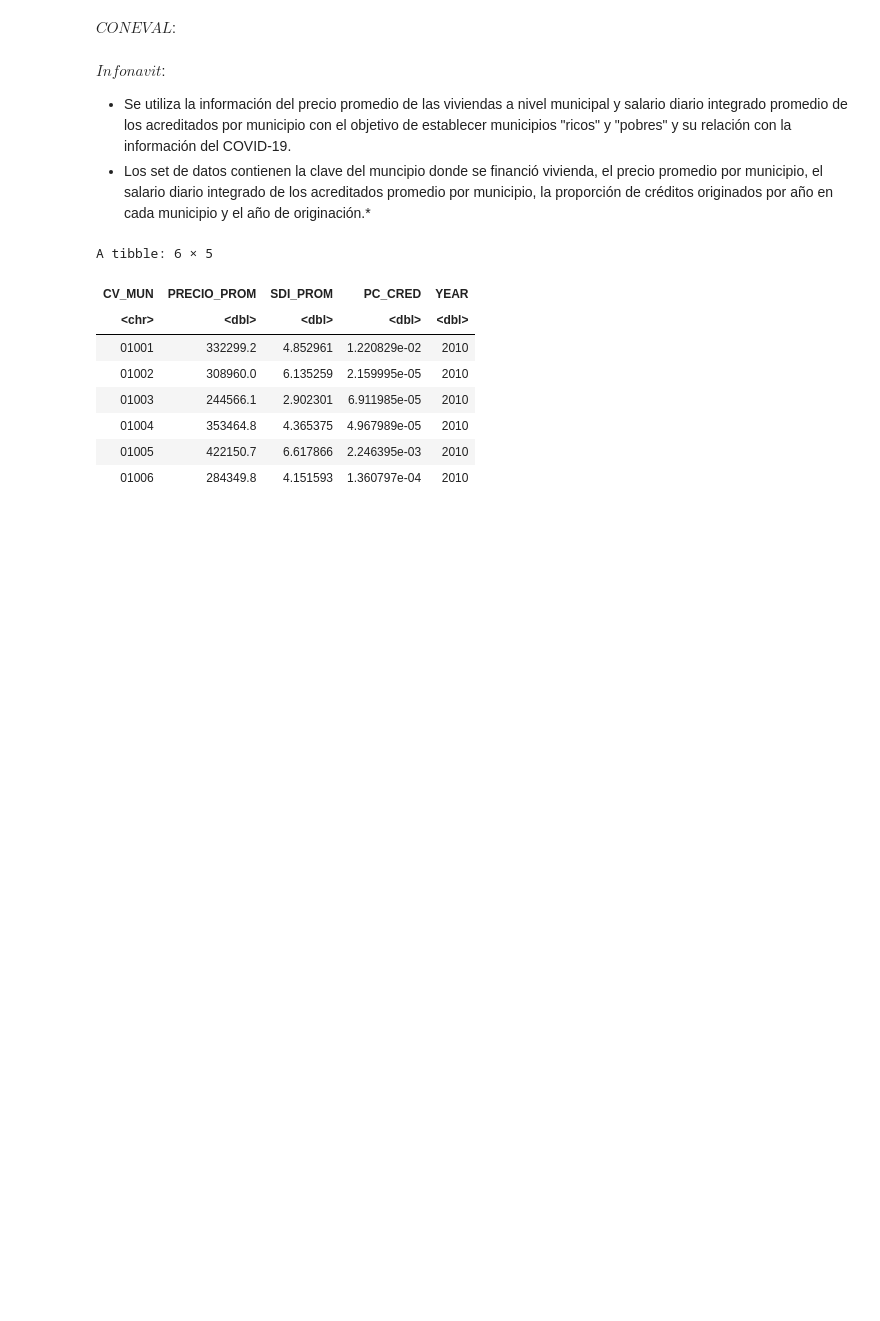
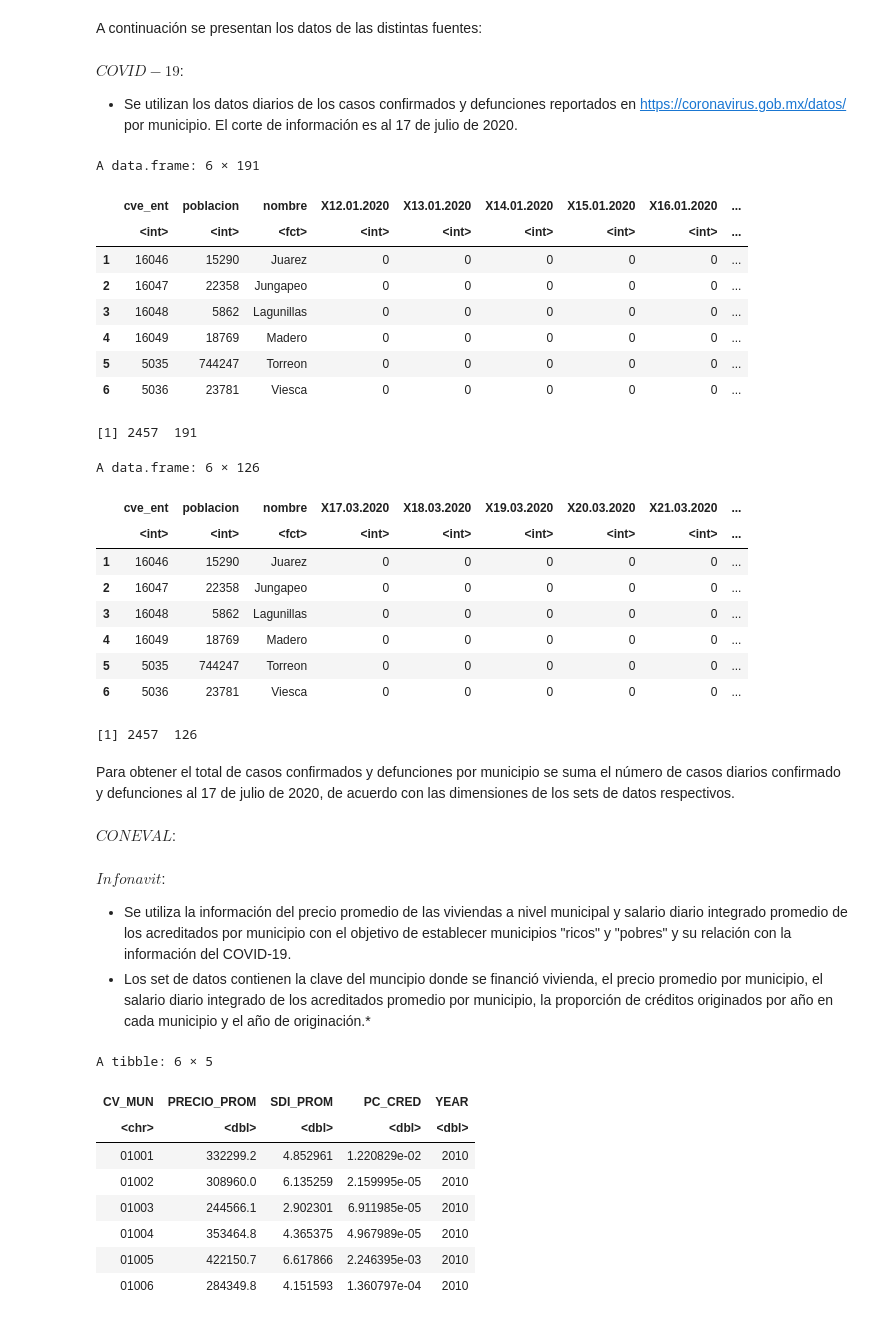
Before and after one commit to prope-2020-gh-classroom/practica-final-por-equipos-verano-2020-itam-rrmiguel-2401, a Jupyter notebook: PracticaFinal.ipynb, the cells around one changed output. Saved outputs shown, nothing was run; the diff lists cells and outputs as text; code cells hidden in the pictures; blank space fills up the shorter version.

```diff
--- a/PracticaFinal.ipynb
+++ b/PracticaFinal.ipynb
@@ -13,0 +21,36 @@ $COVID-19$:
+# %% [markdown]
+A continuación se presentan los datos de las distintas fuentes:
+# %% [markdown]
+$COVID-19$:
+* Se utilizan los datos diarios de los casos confirmados y defunciones reportados en https://coronavirus.gob.mx/datos/ por municipio. El corte de información es al 17 de julio de 2020.
+# %%
+confirmados <- read.csv ("Datos/Casos_Diarios_Municipio_Confirmados_20200717.csv")
+defunciones<-read.csv ("Datos/Defunciones_20200717.csv")
+# %%
+head(confirmados)
+dim(confirmados)
+head(defunciones)
+dim(defunciones)
+# %% [output]
+A data.frame: 6 × 191
+|  | cve_ent | poblacion | nombre | X12.01.2020 | X13.01.2020 | X14.01.2020 | X15.01.2020 | X16.01.2020 | ... |
+|  | <int> | <int> | <fct> | <int> | <int> | <int> | <int> | <int> | ... |
+| 1 | 16046 | 15290 | Juarez | 0 | 0 | 0 | 0 | 0 | ... |
+| 2 | 16047 | 22358 | Jungapeo | 0 | 0 | 0 | 0 | 0 | ... |
+| 3 | 16048 | 5862 | Lagunillas | 0 | 0 | 0 | 0 | 0 | ... |
+| 4 | 16049 | 18769 | Madero | 0 | 0 | 0 | 0 | 0 | ... |
+| 5 | 5035 | 744247 | Torreon | 0 | 0 | 0 | 0 | 0 | ... |
+| 6 | 5036 | 23781 | Viesca | 0 | 0 | 0 | 0 | 0 | ... |
+[1] 2457  191
+A data.frame: 6 × 126
+|  | cve_ent | poblacion | nombre | X17.03.2020 | X18.03.2020 | X19.03.2020 | X20.03.2020 | X21.03.2020 | ... |
+|  | <int> | <int> | <fct> | <int> | <int> | <int> | <int> | <int> | ... |
+| 1 | 16046 | 15290 | Juarez | 0 | 0 | 0 | 0 | 0 | ... |
+| 2 | 16047 | 22358 | Jungapeo | 0 | 0 | 0 | 0 | 0 | ... |
+| 3 | 16048 | 5862 | Lagunillas | 0 | 0 | 0 | 0 | 0 | ... |
+| 4 | 16049 | 18769 | Madero | 0 | 0 | 0 | 0 | 0 | ... |
+| 5 | 5035 | 744247 | Torreon | 0 | 0 | 0 | 0 | 0 | ... |
+| 6 | 5036 | 23781 | Viesca | 0 | 0 | 0 | 0 | 0 | ... |
+[1] 2457  126
+# %% [markdown]
+Para obtener el total de casos confirmados y defunciones por municipio se suma el número de casos diarios confirmado y defunciones al 17 de julio de 2020, de acuerdo con las dimensiones de los sets de datos respectivos.
```
Also changed, not shown: parts of 15 cells of this notebook.
